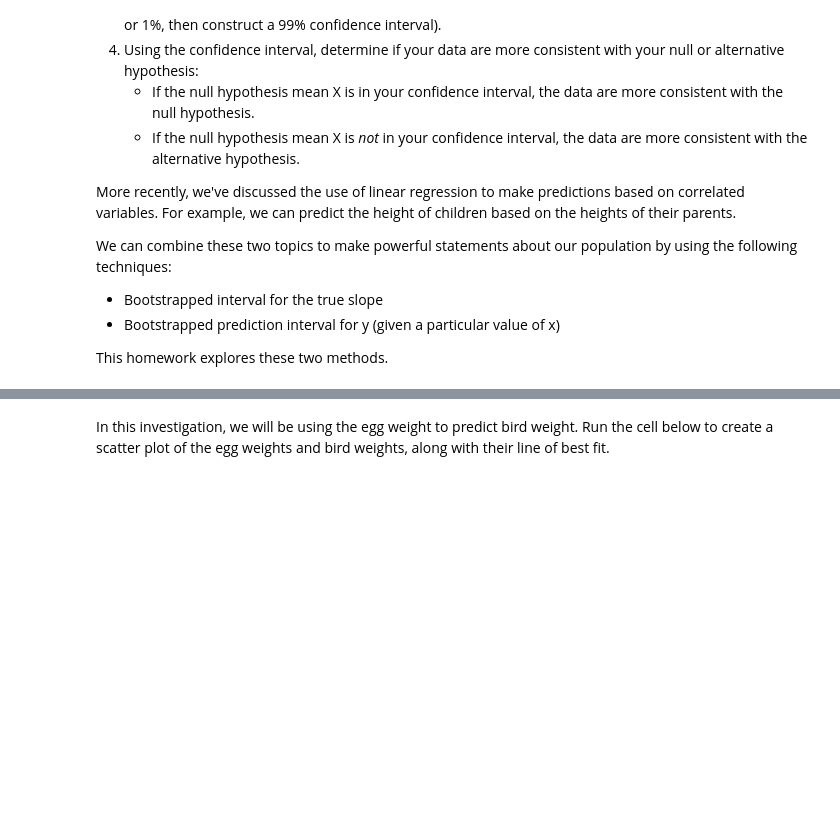
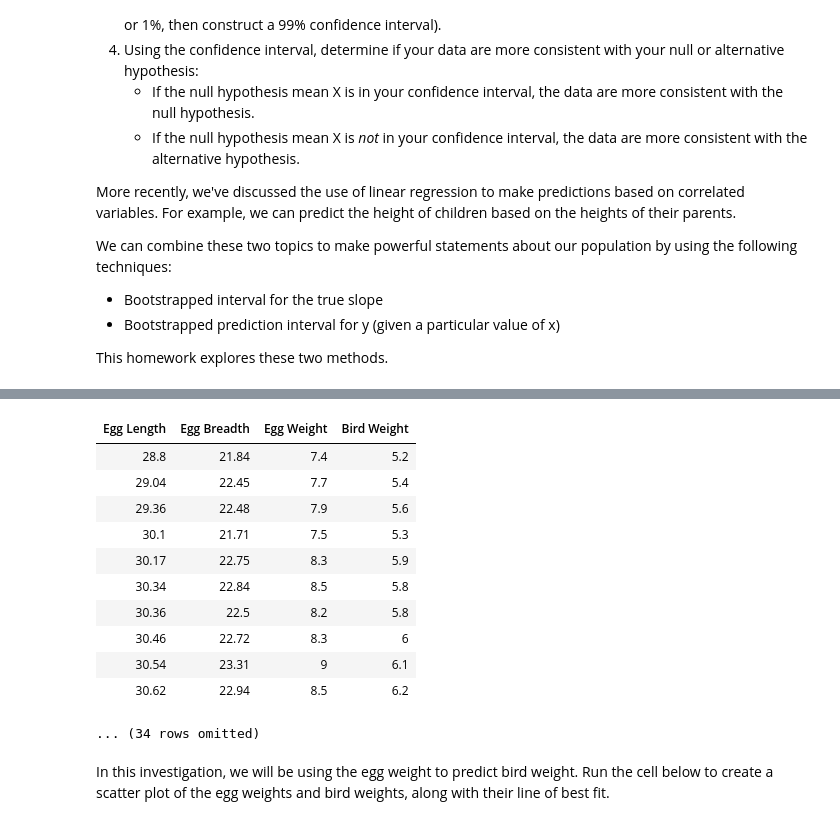
Before and after one commit to awar2170/STOR_120, a Jupyter notebook: Unit8_Predictions/Homework/STOR 120 - hw11.ipynb, the cells around one changed output, grey strips where cells are left out. Drawn from its saved outputs; the diff is of its cells as text; code cells hidden in the pictures; blank space fills up the shorter version.

```diff
--- a/Unit8_Predictions/Homework/STOR 120 - hw11.ipynb
+++ b/Unit8_Predictions/Homework/STOR 120 - hw11.ipynb
@@ -57,8 +57,21 @@ Each row of the table below corresponds to one Snowy Plover egg and the resultin
 - `Egg Length` and `Egg Breadth` (widest diameter) are measured in millimeters
 - `Egg Weight` and `Bird Weight` are measured in grams; for comparison, a standard paper clip weighs about one gram
 # %%
-birds = Table.read_table('snowy_plover.csv')
+birds = Table.read_table('../Datasets/snowy_plover.csv')
 birds
+# %% [output]
+| Egg Length | Egg Breadth | Egg Weight | Bird Weight |
+| 28.8 | 21.84 | 7.4 | 5.2 |
+| 29.04 | 22.45 | 7.7 | 5.4 |
+| 29.36 | 22.48 | 7.9 | 5.6 |
+| 30.1 | 21.71 | 7.5 | 5.3 |
+| 30.17 | 22.75 | 8.3 | 5.9 |
+| 30.34 | 22.84 | 8.5 | 5.8 |
+| 30.36 | 22.5 | 8.2 | 5.8 |
+| 30.46 | 22.72 | 8.3 | 6 |
+| 30.54 | 23.31 | 9 | 6.1 |
+| 30.62 | 22.94 | 8.5 | 6.2 |
+... (34 rows omitted)
 # %% [markdown]
 In this investigation, we will be using the egg weight to predict bird weight. Run the cell below to create a scatter plot of the egg weights and bird weights, along with their line of best fit.
 # %%
```
Also changed, not shown: parts of 27 cells of this notebook, 3 other files.
